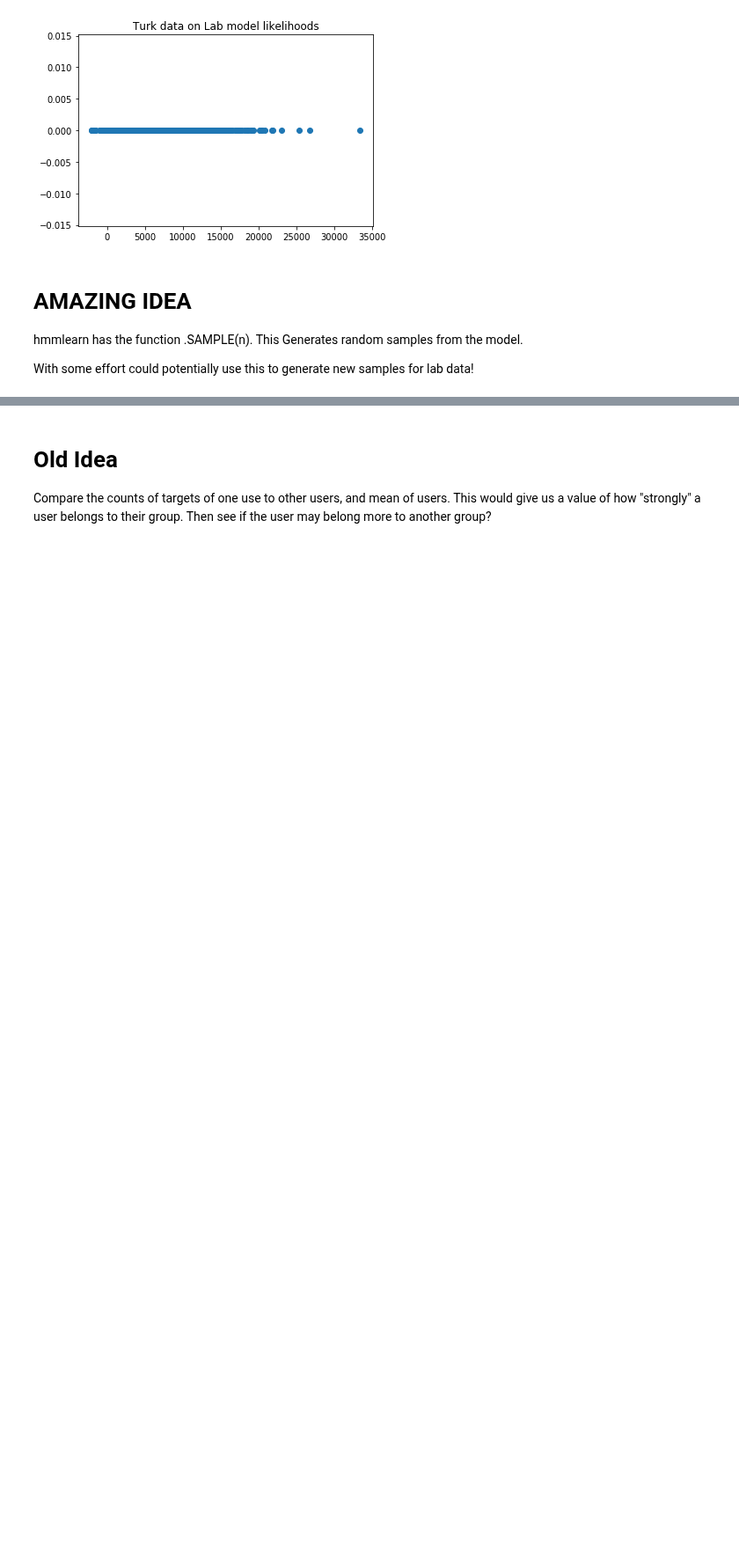
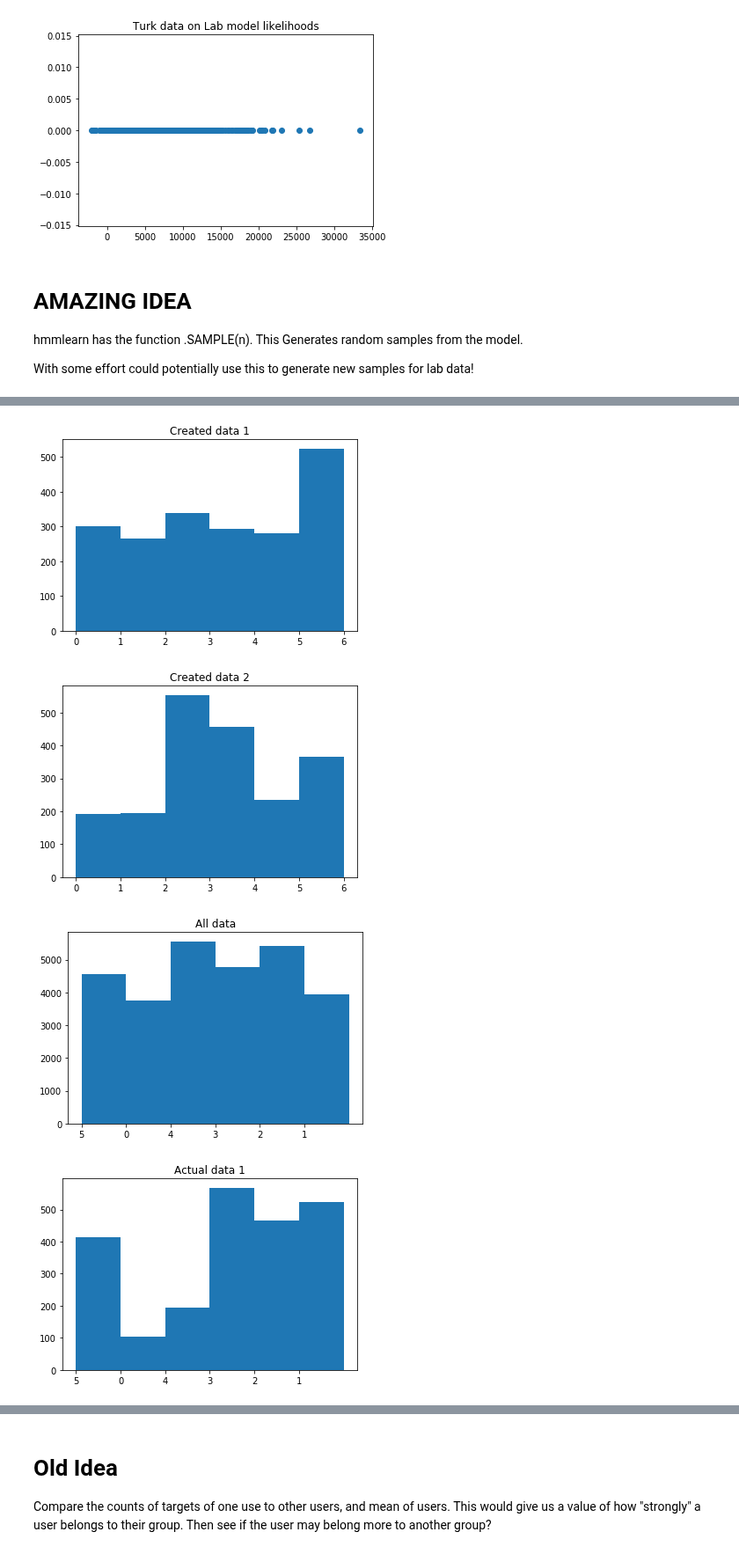
Before and after one commit to DJSaunders1997/Masters-Project, a Jupyter notebook: NLP-Notebook.ipynb, the cells around one changed output, grey strips where cells are left out. Shown at 88% size. Cells and saved outputs as stored; diff of their text form; code cells hidden in the pictures; blank space fills up the shorter version.

Commit message:
Created turk data

```diff
--- a/NLP-Notebook.ipynb
+++ b/NLP-Notebook.ipynb
@@ -921,0 +979,24 @@ With some effort could potentially use this to generate new samples for lab data
+# %%
+plt.hist(createditem1, bins=[0,1,2,3,4,5,6])
+plt.title('Created data 1')
+plt.show()
+plt.hist(createditem2, bins=[0,1,2,3,4,5,6])
+plt.title('Created data 2')
+plt.show()
+
+
+plt.hist(m_lab, bins=[0,1,2,3,4,5,6])
+plt.title('All data')
+plt.show()
+
+plt.hist(m_lab[:lab_lengths[0]], bins=[0,1,2,3,4,5,6])
+plt.title('Actual data 1')
+plt.show()
+plt.hist(m_lab[lab_lengths[0]+1:lab_lengths[1]], bins=[0,1,2,3,4,5,6])
+plt.title('Actual data 2')
+plt.show()
+# %% [output]
+[figure, added]
+[figure, added]
+[figure, added]
+[figure, added]
```
Also changed, not shown: parts of 43 cells of this notebook.
